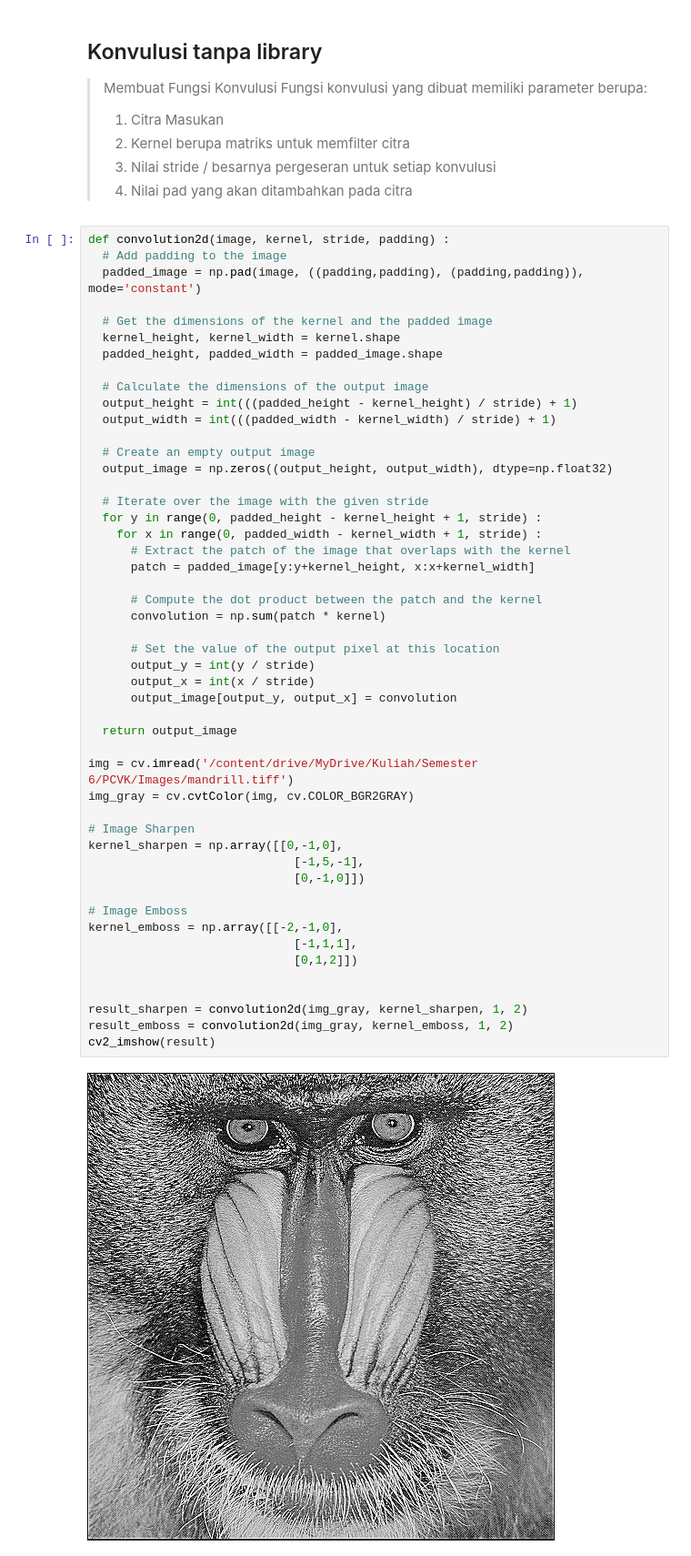
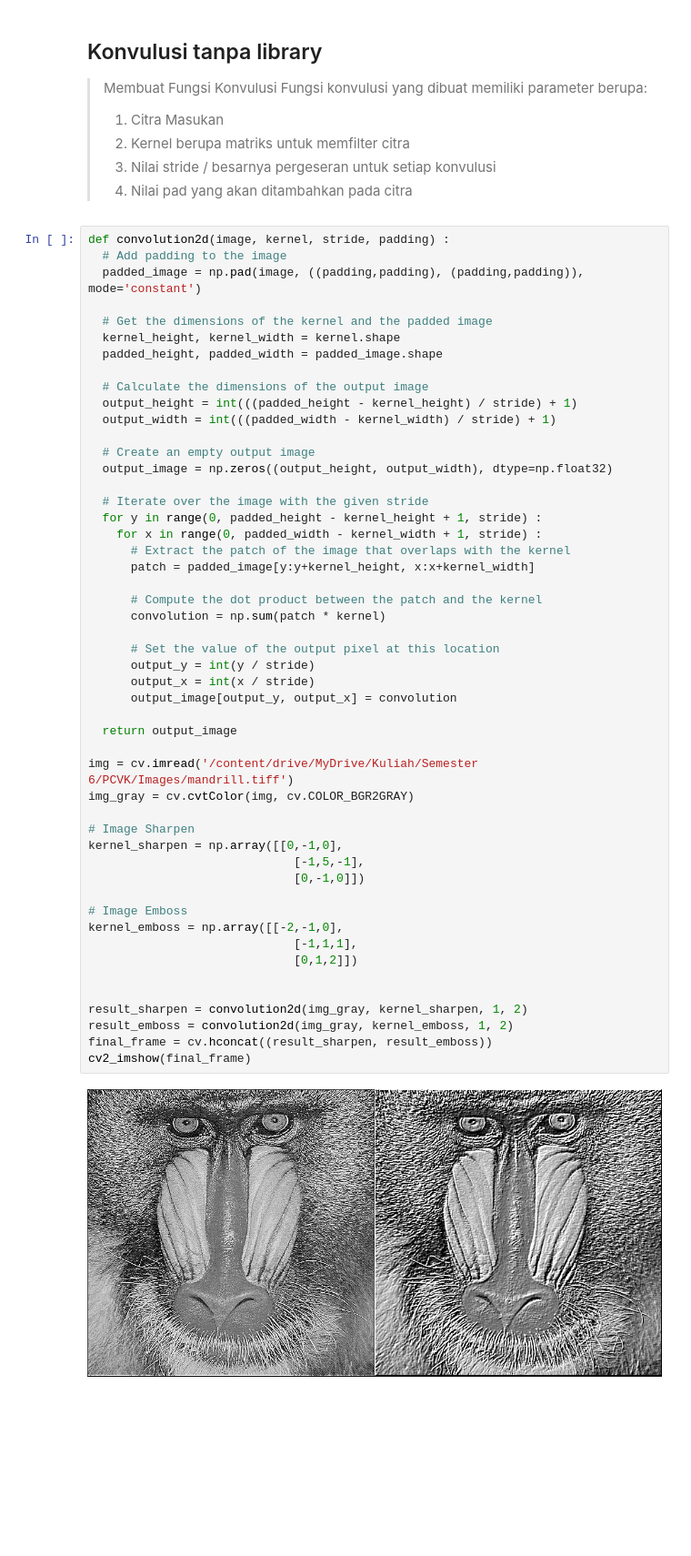
Before and after one commit to raihanhd12/PCVK_Genap_2023, a Jupyter notebook: Minggu 7/Week 7.ipynb, the cells around one changed output. Shown: that part at 91% size. Drawn from its saved outputs; the diff is of its cells as text; blank space fills up the shorter version.

```diff
--- a/Minggu 7/Week 7.ipynb
+++ b/Minggu 7/Week 7.ipynb
@@ -45,32 +45,33 @@ def convolution2d(image, kernel, stride, padding) :
       # Extract the patch of the image that overlaps with the kernel
       patch = padded_image[y:y+kernel_height, x:x+kernel_width]
 
       # Compute the dot product between the patch and the kernel
       convolution = np.sum(patch * kernel)
 
       # Set the value of the output pixel at this location
       output_y = int(y / stride)
       output_x = int(x / stride)
       output_image[output_y, output_x] = convolution
 
   return output_image
 
 img = cv.imread('/content/drive/MyDrive/Kuliah/Semester 6/PCVK/Images/mandrill.tiff')
 img_gray = cv.cvtColor(img, cv.COLOR_BGR2GRAY)
 
 # Image Sharpen
 kernel_sharpen = np.array([[0,-1,0],
                              [-1,5,-1],
                              [0,-1,0]])
 
 # Image Emboss
 kernel_emboss = np.array([[-2,-1,0],
                              [-1,1,1],
                              [0,1,2]])
 
 
 result_sharpen = convolution2d(img_gray, kernel_sharpen, 1, 2)
 result_emboss = convolution2d(img_gray, kernel_emboss, 1, 2)
-cv2_imshow(result)
+final_frame = cv.hconcat((result_sharpen, result_emboss))
+cv2_imshow(final_frame)
 # %% [output]
-[figure, old version]
+[figure, new version]
```
